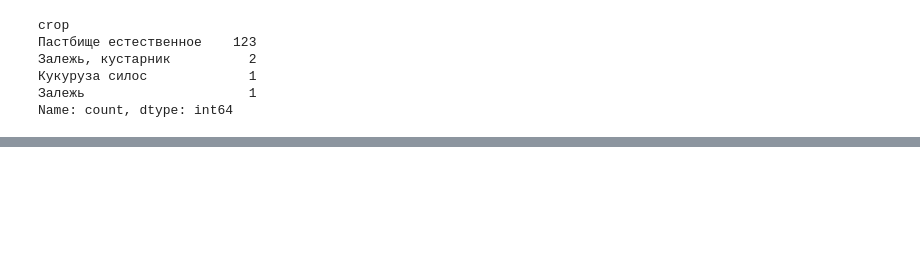
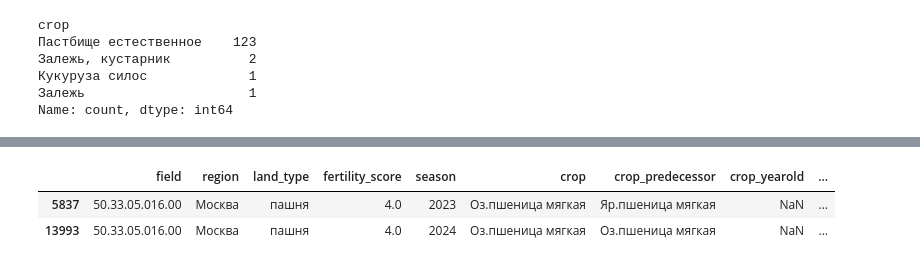
Before and after one commit to MCtop4ik/Econiva-DANO-2024, a Jupyter notebook: preAnalysis.ipynb, the cells around one changed output, grey strips where cells are left out. Saved outputs shown, nothing was run; the diff lists cells and outputs as text; code cells hidden in the pictures; blank space fills up the shorter version.

Commit message:
mergeTables

```diff
--- a/preAnalysis.ipynb
+++ b/preAnalysis.ipynb
@@ -289,0 +410,2 @@ Name: count, dtype: int64
+# %%
+pd.set_option('display.max_rows', 1000)
@@ -289,0 +463,2 @@ Name: count, dtype: int64
+# %%
+pd.set_option('display.max_rows', 1500)
@@ -289,0 +573,6 @@ Name: count, dtype: int64
+# %%
+fields[fields['field'] == '50.33.05.016.00']
+# %% [output]
+|  | field | region | land_type | fertility_score | season | crop | crop_predecessor | crop_yearold | ... |
+| 5837 | 50.33.05.016.00 | Москва | пашня | 4.0 | 2023 | Оз.пшеница мягкая | Яр.пшеница мягкая | NaN | ... |
+| 13993 | 50.33.05.016.00 | Москва | пашня | 4.0 | 2024 | Оз.пшеница мягкая | Оз.пшеница мягкая | NaN | ... |
```
Also changed, not shown: parts of 25 cells of this notebook, 1 other file.
